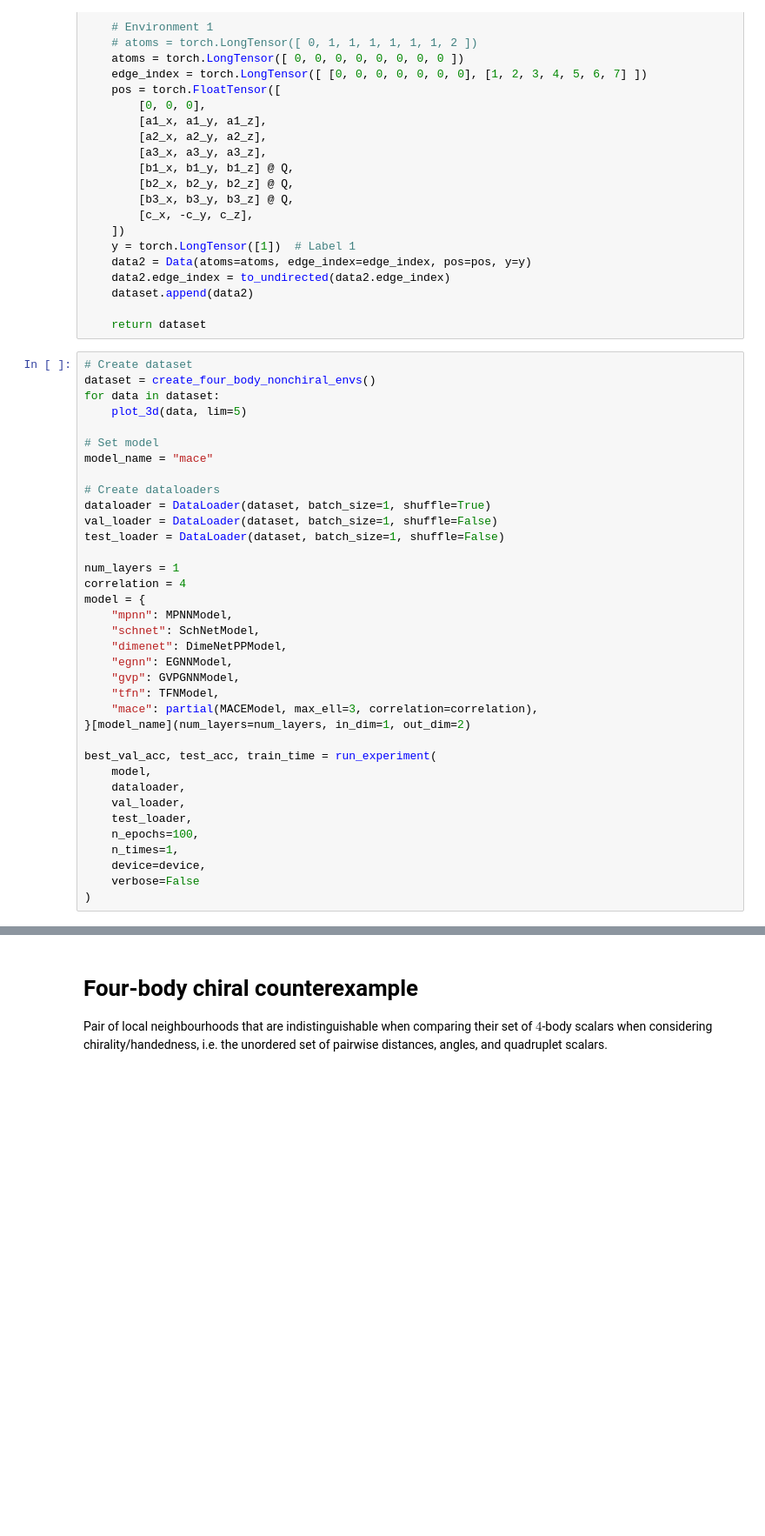
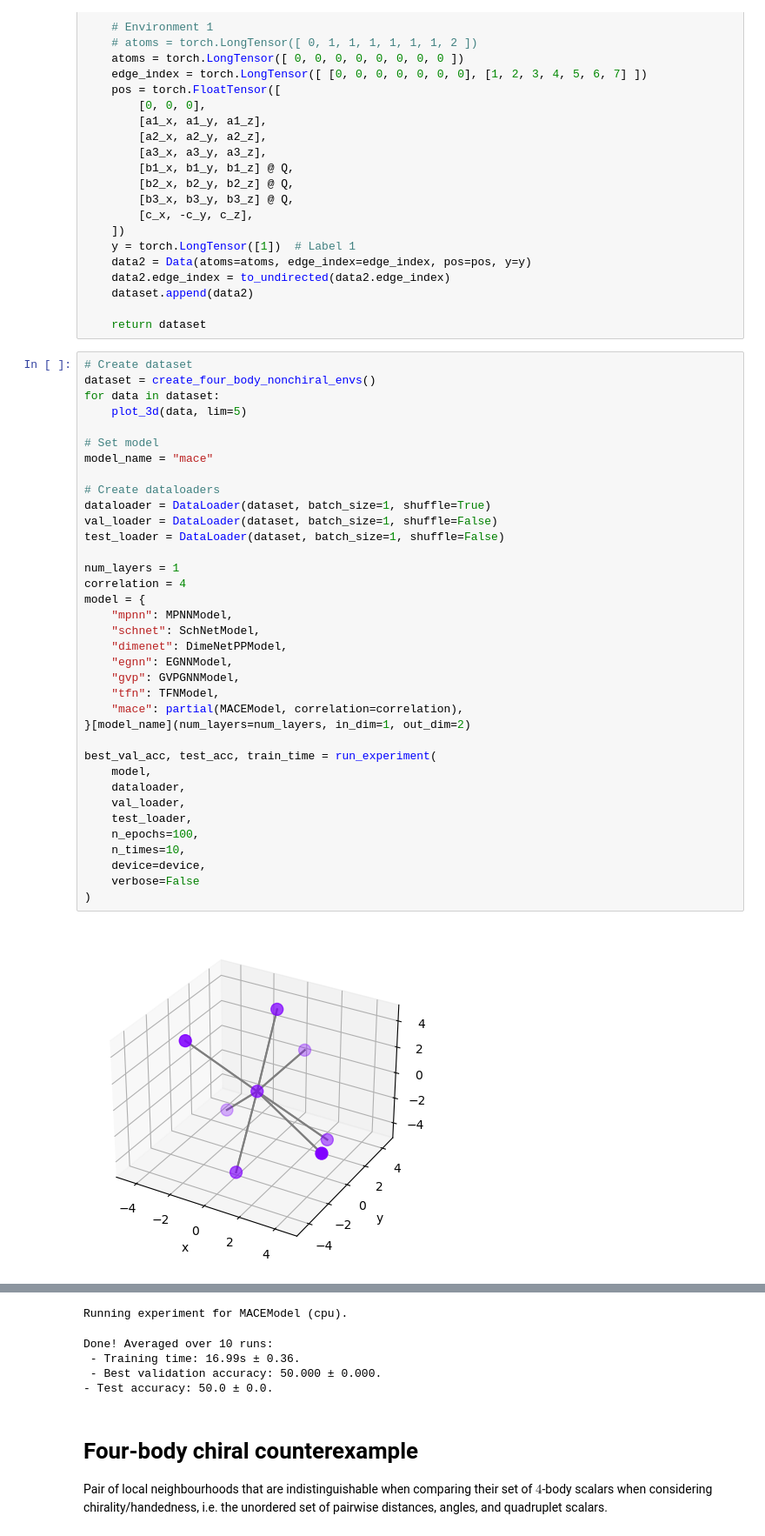
Before and after one commit to chaitjo/geometric-gnn-dojo, a Jupyter notebook: experiments/incompleteness.ipynb, the cells around one changed output, grey strips where cells are left out. Shown at 87% size. Drawn from its saved outputs; the diff is of its cells as text; blank space fills up the shorter version.

```diff
--- a/experiments/incompleteness.ipynb
+++ b/experiments/incompleteness.ipynb
@@ -267,32 +290,34 @@ for data in dataset:
     plot_3d(data, lim=5)
 
 # Set model
 model_name = "mace"
 
 # Create dataloaders
 dataloader = DataLoader(dataset, batch_size=1, shuffle=True)
 val_loader = DataLoader(dataset, batch_size=1, shuffle=False)
 test_loader = DataLoader(dataset, batch_size=1, shuffle=False)
 
 num_layers = 1
 correlation = 4
 model = {
     "mpnn": MPNNModel,
     "schnet": SchNetModel,
     "dimenet": DimeNetPPModel,
     "egnn": EGNNModel,
     "gvp": GVPGNNModel,
     "tfn": TFNModel,
-    "mace": partial(MACEModel, max_ell=3, correlation=correlation),
+    "mace": partial(MACEModel, correlation=correlation),
 }[model_name](num_layers=num_layers, in_dim=1, out_dim=2)
 
 best_val_acc, test_acc, train_time = run_experiment(
     model,
     dataloader,
     val_loader,
     test_loader,
     n_epochs=100,
-    n_times=1,
+    n_times=10,
     device=device,
     verbose=False
 )
+# %% [output]
+[figure, added]
@@ -299,3 +325,8 @@ best_val_acc, test_acc, train_time = run_experiment(
+Running experiment for MACEModel (cpu).
+Done! Averaged over 10 runs:
+ - Training time: 16.99s ± 0.36.
+ - Best validation accuracy: 50.000 ± 0.000.
+- Test accuracy: 50.0 ± 0.0.
 # %% [markdown]
 # Four-body chiral counterexample
 
```
Also changed, not shown: parts of 5 cells of this notebook, 2 other files.
